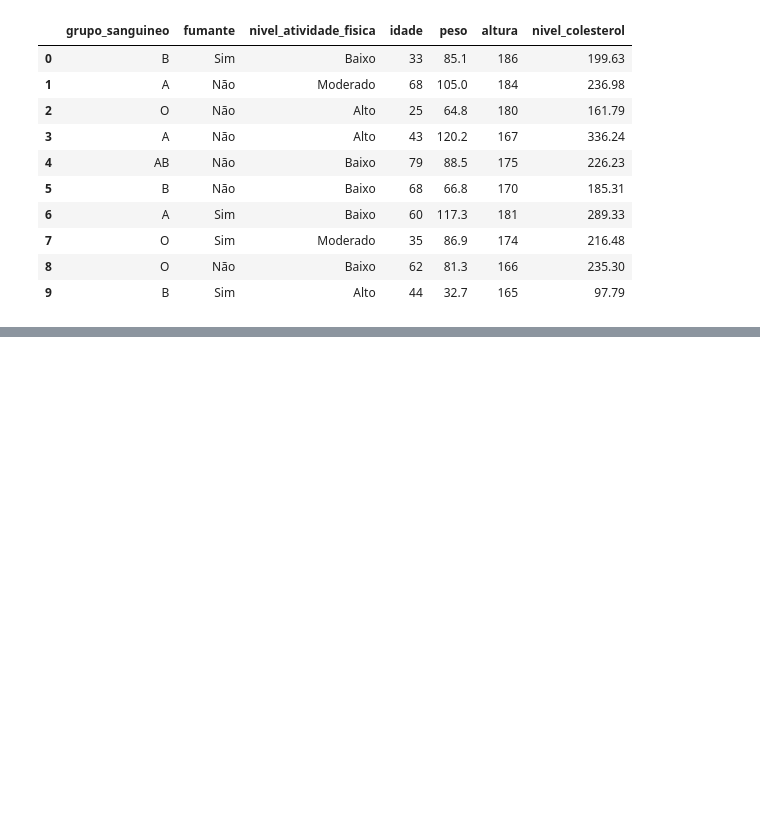
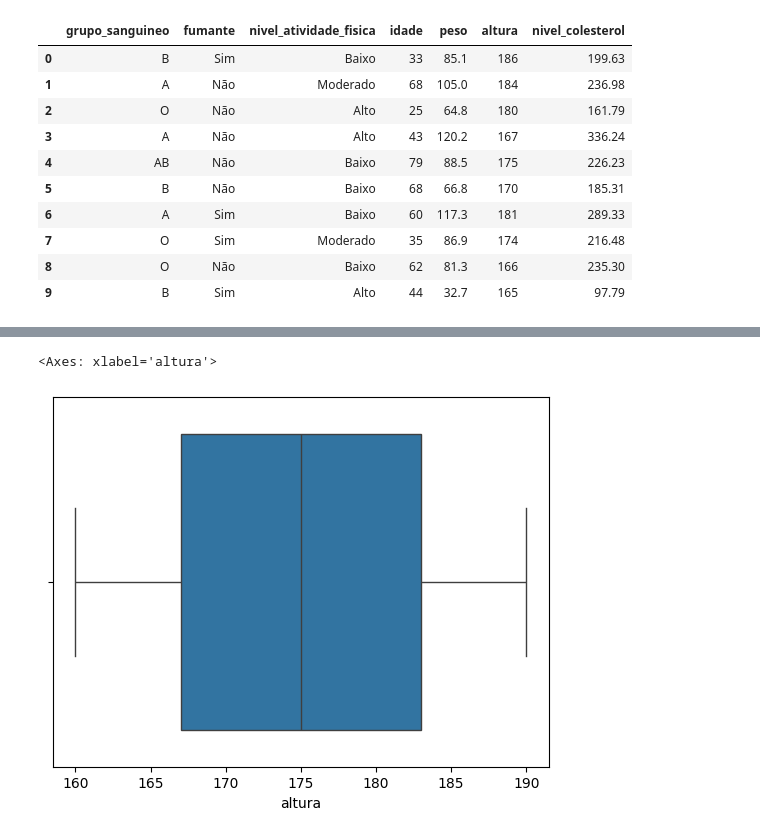
Before and after one commit to karylchesman/colesterol-regression-model, a Jupyter notebook: model_notebook.ipynb, the cells around one changed output, grey strips where cells are left out. Drawn from its saved outputs; the diff is of its cells as text; code cells hidden in the pictures; blank space fills up the shorter version.

```diff
--- a/model_notebook.ipynb
+++ b/model_notebook.ipynb
@@ -160,0 +180,5 @@ df_colesterol_eda.head(10)
+# %%
+sns.boxplot(data=df_colesterol_eda, x='altura')
+# %% [output]
+<Axes: xlabel='altura'>
+[figure, added]
```
Also changed, not shown: parts of 6 cells of this notebook.
